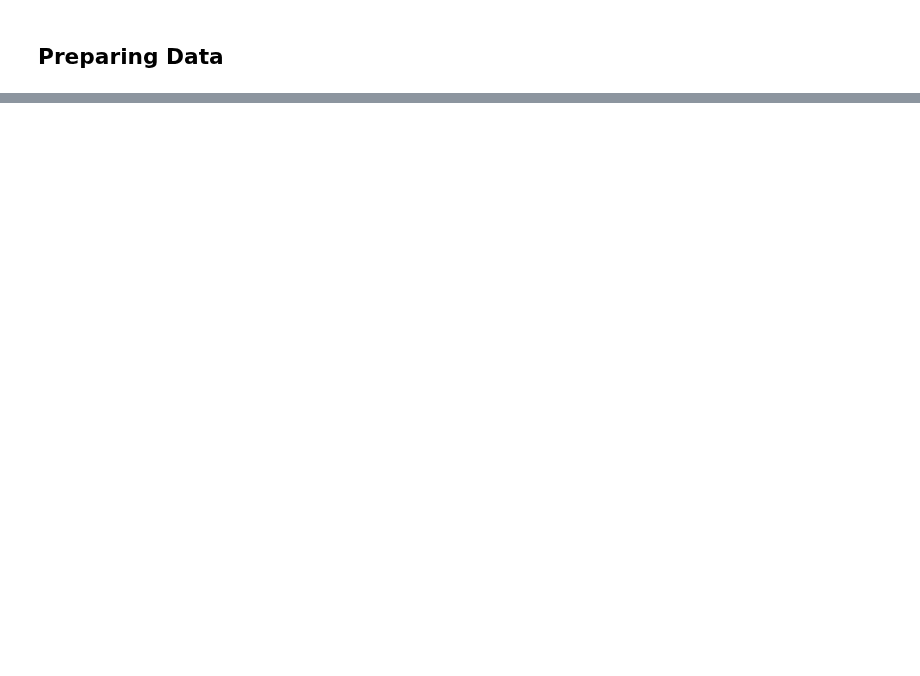
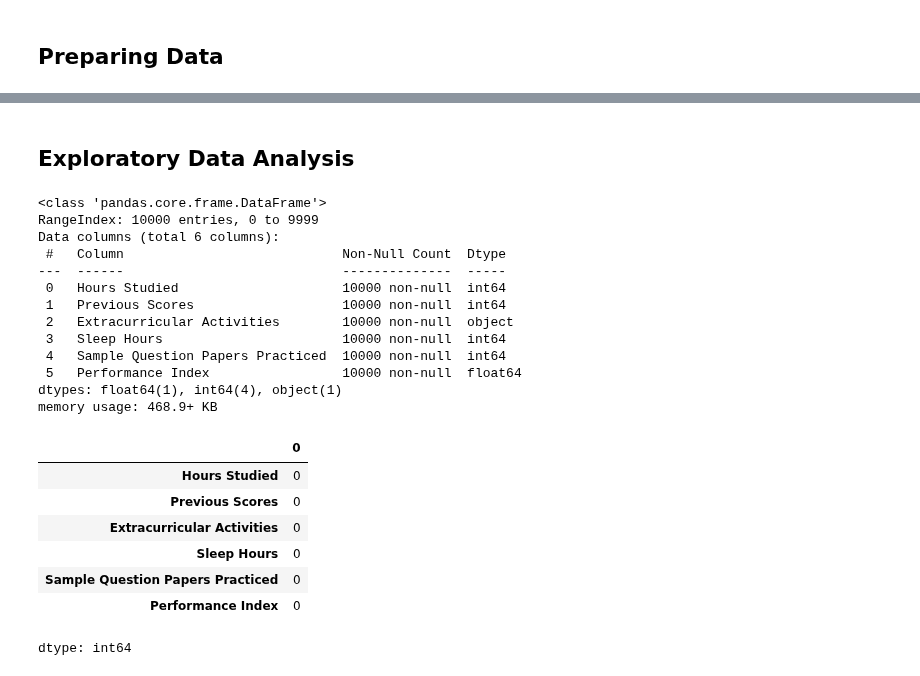
Before and after one commit to sumana-2705/Predicting-Student-Performance-Index, a Jupyter notebook: Predicting Student performance index.ipynb, the cells around one changed output, grey strips where cells are left out. Cells and saved outputs as stored; diff of their text form; code cells hidden in the pictures; blank space fills up the shorter version.

```diff
--- a/Predicting Student performance index.ipynb
+++ b/Predicting Student performance index.ipynb
@@ -349,0 +30,28 @@ In conclusion, the model demonstrates promising performance with training set co
+# %% [markdown]
+## Exploratory Data Analysis
+# %%
+data.info()
+data.describe()
+data.isnull().sum()
+# %% [output]
+<class 'pandas.core.frame.DataFrame'>
+RangeIndex: 10000 entries, 0 to 9999
+Data columns (total 6 columns):
+ #   Column                            Non-Null Count  Dtype
+---  ------                            --------------  -----
+ 0   Hours Studied                     10000 non-null  int64
+ 1   Previous Scores                   10000 non-null  int64
+ 2   Extracurricular Activities        10000 non-null  object
+ 3   Sleep Hours                       10000 non-null  int64
+ 4   Sample Question Papers Practiced  10000 non-null  int64
+ 5   Performance Index                 10000 non-null  float64
+dtypes: float64(1), int64(4), object(1)
+memory usage: 468.9+ KB
+|  | 0 |
+| Hours Studied | 0 |
+| Previous Scores | 0 |
+| Extracurricular Activities | 0 |
+| Sleep Hours | 0 |
+| Sample Question Papers Practiced | 0 |
+| Performance Index | 0 |
+dtype: int64
```
Also changed, not shown: parts of 57 cells of this notebook.
